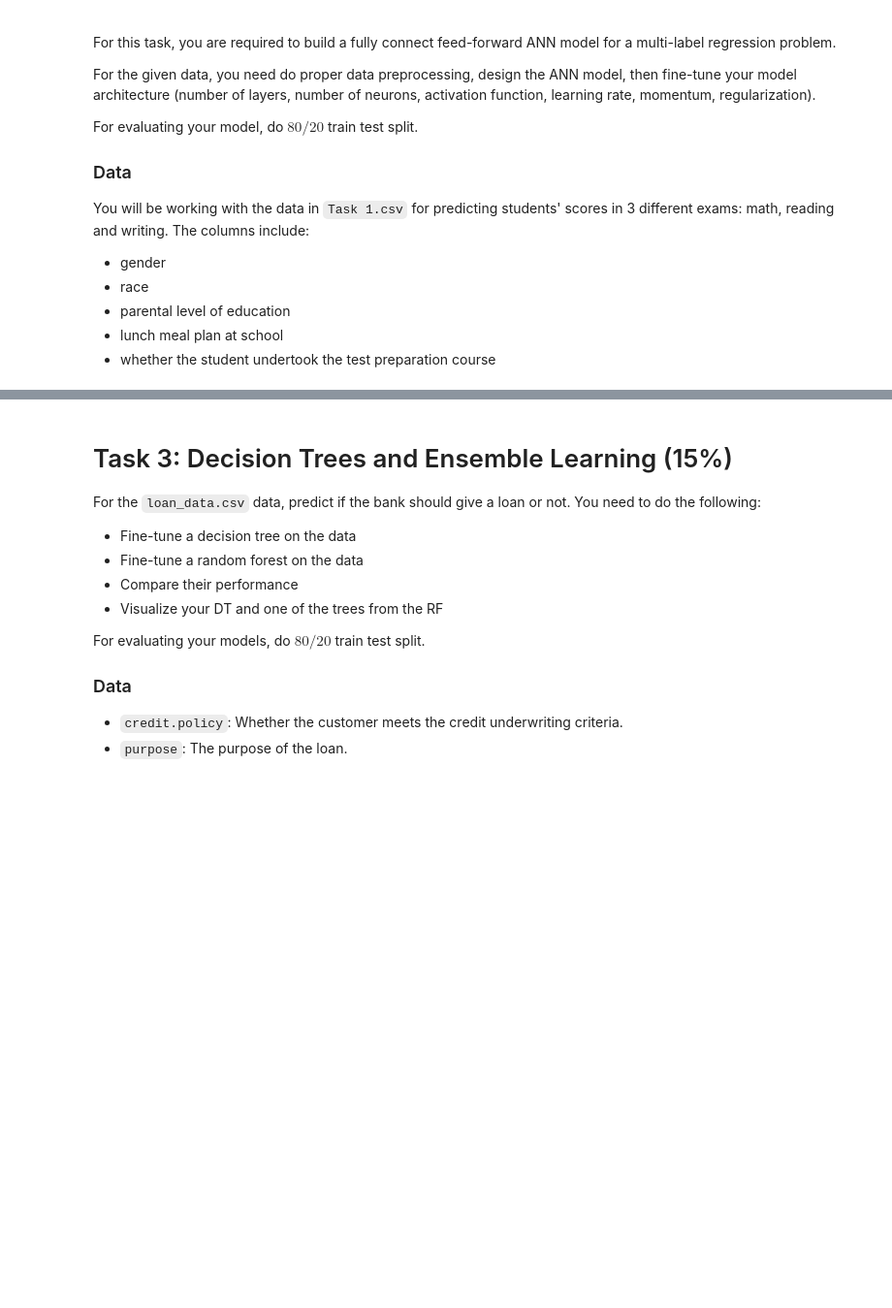
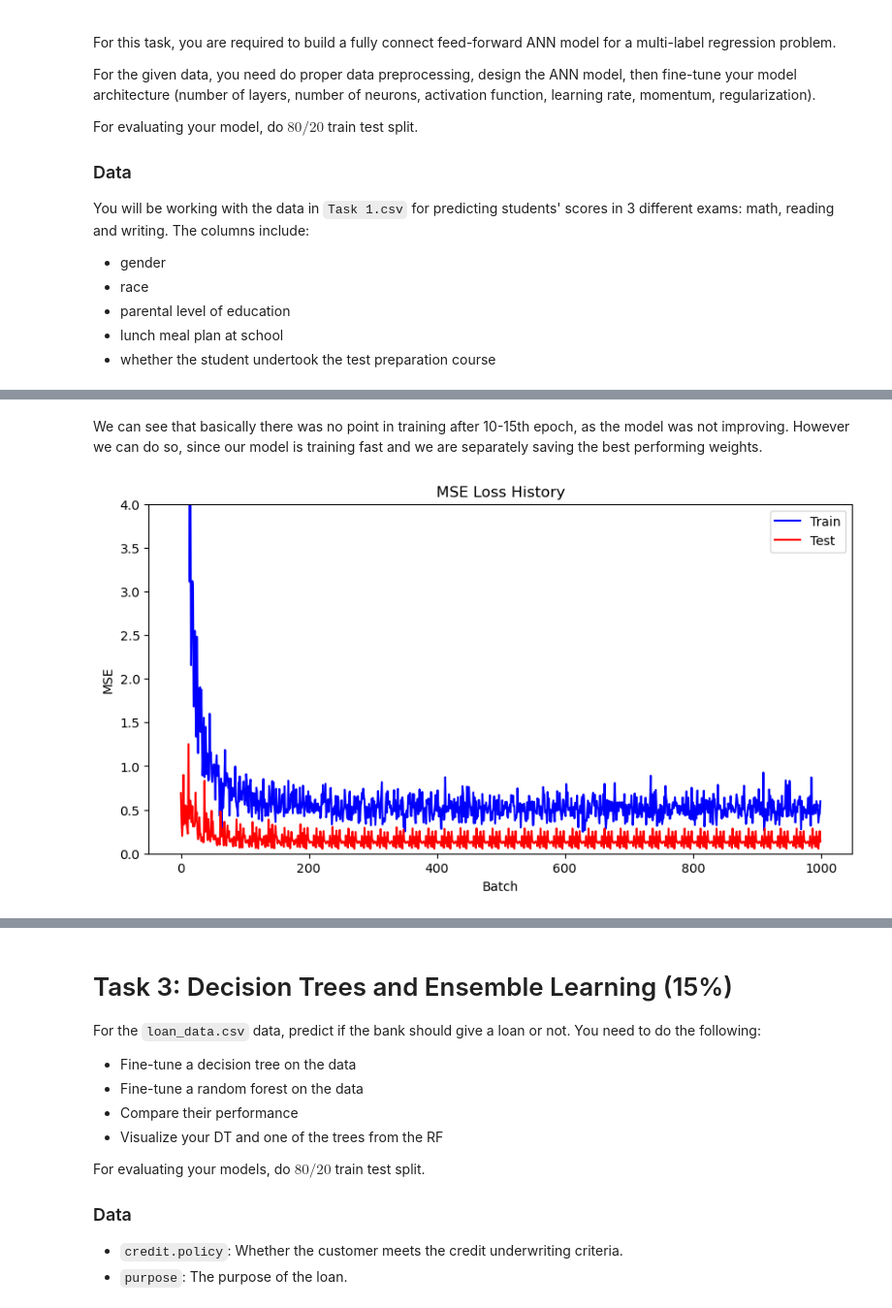
Before and after one commit to mattephi/itoml.hw, a Jupyter notebook: Assignment2/IgorAlentev.ipynb, the cells around one changed output, grey strips where cells are left out. Shown at 97% size. Cells and saved outputs as stored; diff of their text form; code cells hidden in the pictures; blank space fills up the shorter version.

```diff
--- a/Assignment2/IgorAlentev.ipynb
+++ b/Assignment2/IgorAlentev.ipynb
@@ -40,0 +289,14 @@ scores in 3 different exams: math, reading and writing. The columns include:
+# %% [markdown]
+We can see that basically there was no point in training after 10-15th epoch, as the model was not improving. However we can do so, since our model is training fast and we are separately saving the best performing weights.
+# %%
+fig, ax = plt.subplots(figsize=(10, 5))
+ax.set_title('MSE Loss History')
+ax.set_ylim((0, 4))
+ax.plot(result['train_mse_history_b'], color='blue', label='Train')
+ax.plot(result['test_mse_history_b'], color='red', label='Test')
+ax.set_xlabel('Batch')
+ax.set_ylabel('MSE')
+ax.legend()
+plt.show()
+# %% [output]
+[figure, added]
```
Also changed, not shown: parts of 90 cells of this notebook.
